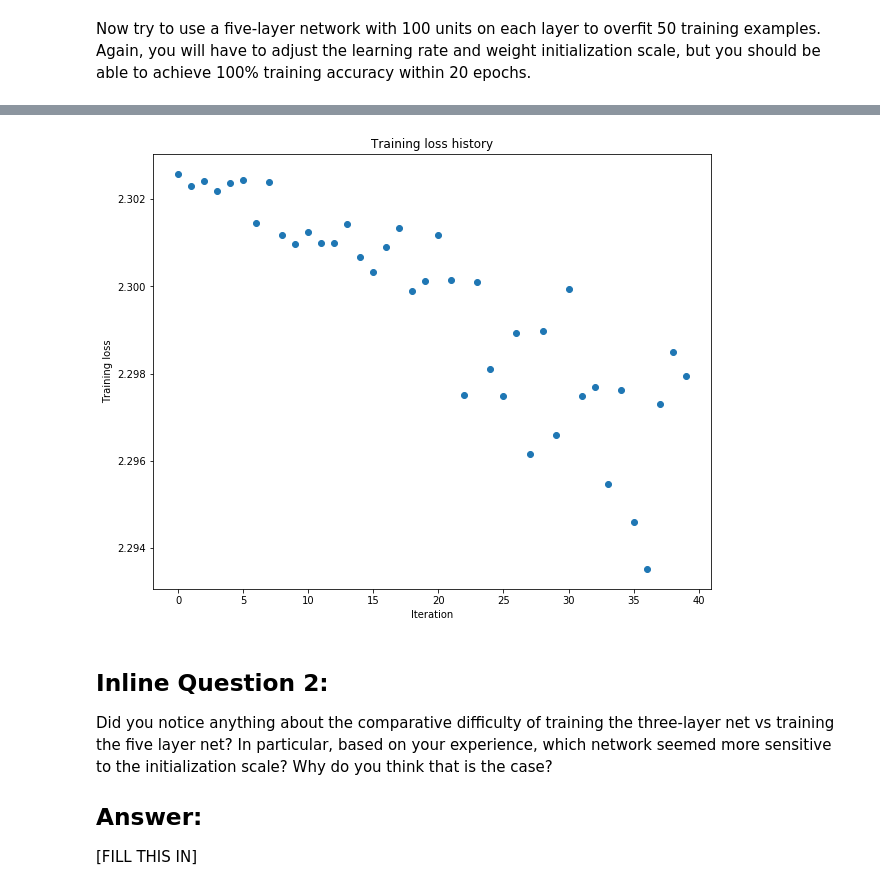
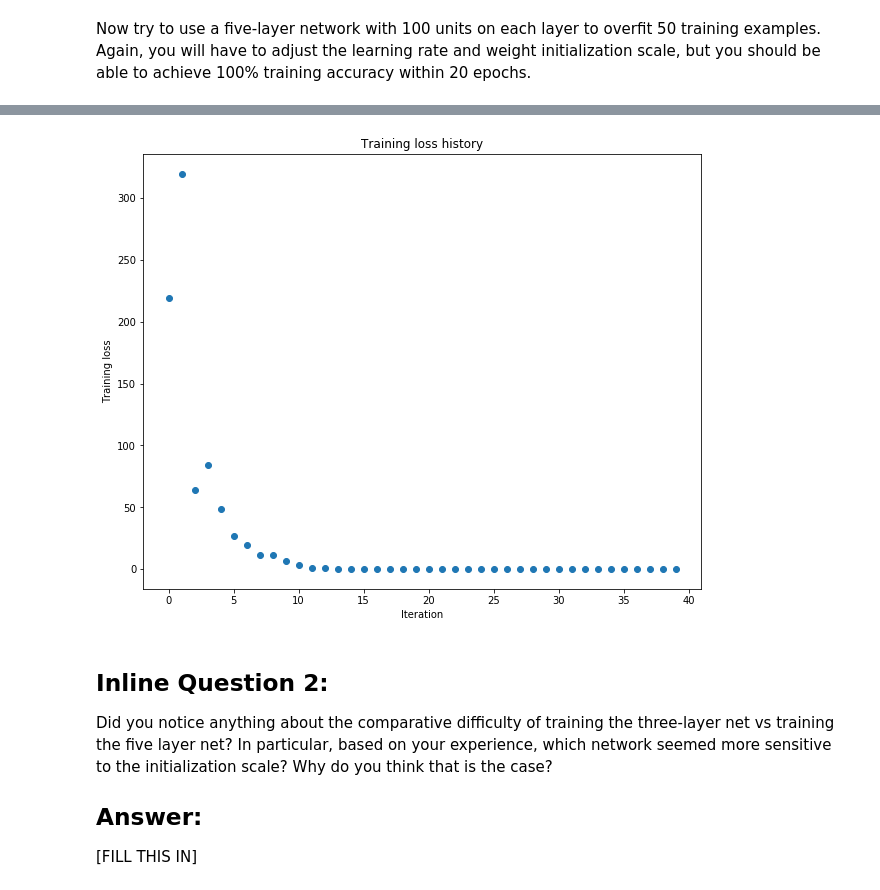
Before and after one commit to ash-xyz/MachineLearning, a Jupyter notebook: Stanford-CS231n/assignment2/FullyConnectedNets.ipynb, the cells around one changed output, grey strips where cells are left out. Saved outputs shown, nothing was run; the diff lists cells and outputs as text; code cells hidden in the pictures.

```diff
--- a/Stanford-CS231n/assignment2/FullyConnectedNets.ipynb
+++ b/Stanford-CS231n/assignment2/FullyConnectedNets.ipynb
@@ -518,12 +518,12 @@ small_data = {
 learning_rate = 2e-3  # Experiment with this!
 weight_scale = 1e-5   # Experiment with this!
 model = FullyConnectedNet([100, 100, 100, 100],
-                weight_scale=0.01, dtype=np.float64)
+                weight_scale=0.1, dtype=np.float64)
 solver = Solver(model, small_data,
                 print_every=10, num_epochs=20, batch_size=25,
                 update_rule='sgd',
                 optim_config={
-                  'learning_rate': 0.01,
+                  'learning_rate': 0.001,
                 }
          )
 solver.train()
@@ -554,4 +554,4 @@ plt.show()
-[figure, old version]
+[figure, new version]
 # %% [markdown]
 ## Inline Question 2:
 Did you notice anything about the comparative difficulty of training the three-layer net vs training the five layer net? In particular, based on your experience, which network seemed more sensitive to the initialization scale? Why do you think that is the case?
```
Also changed, not shown: parts of 8 cells of this notebook, 1 other file.
